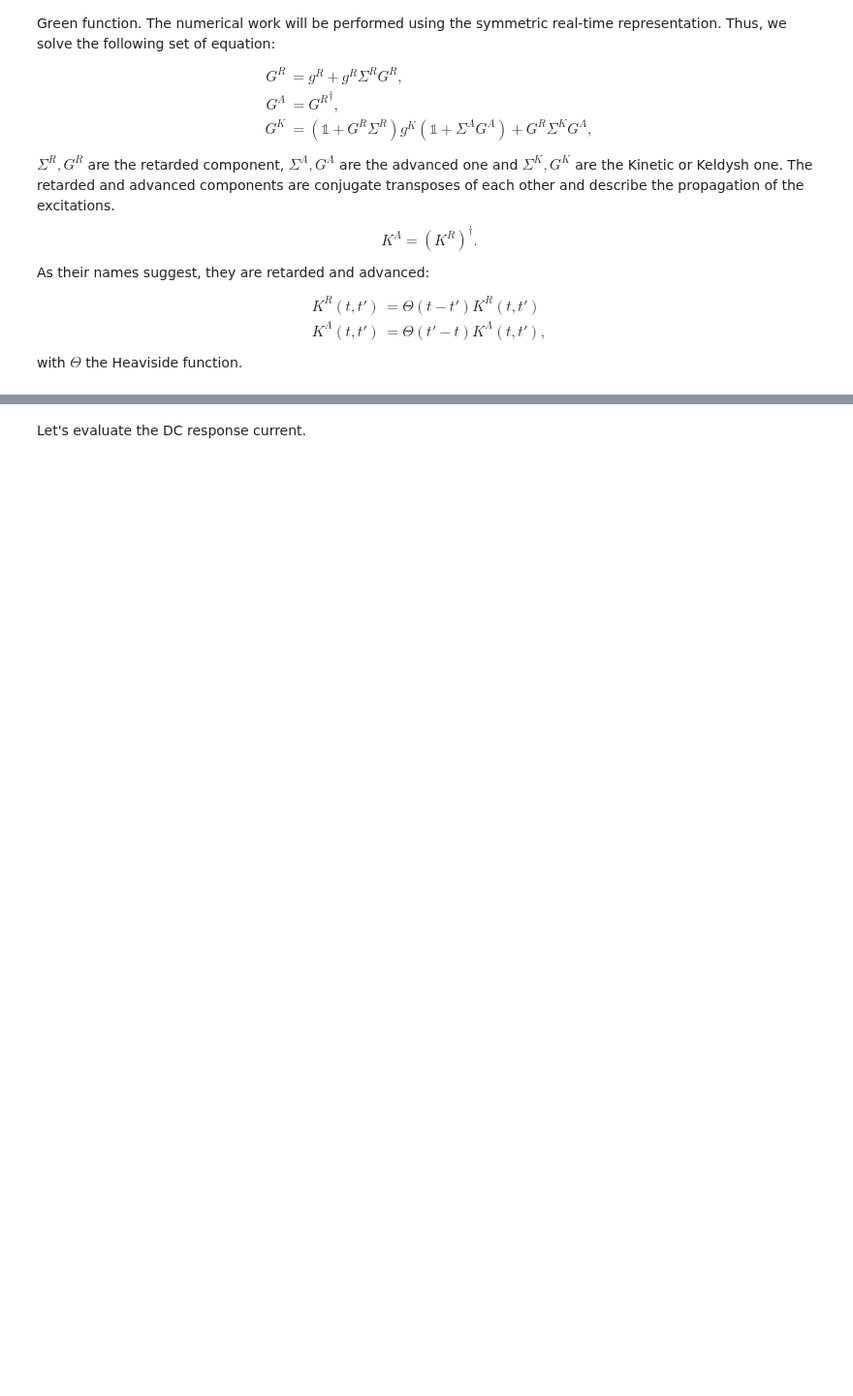
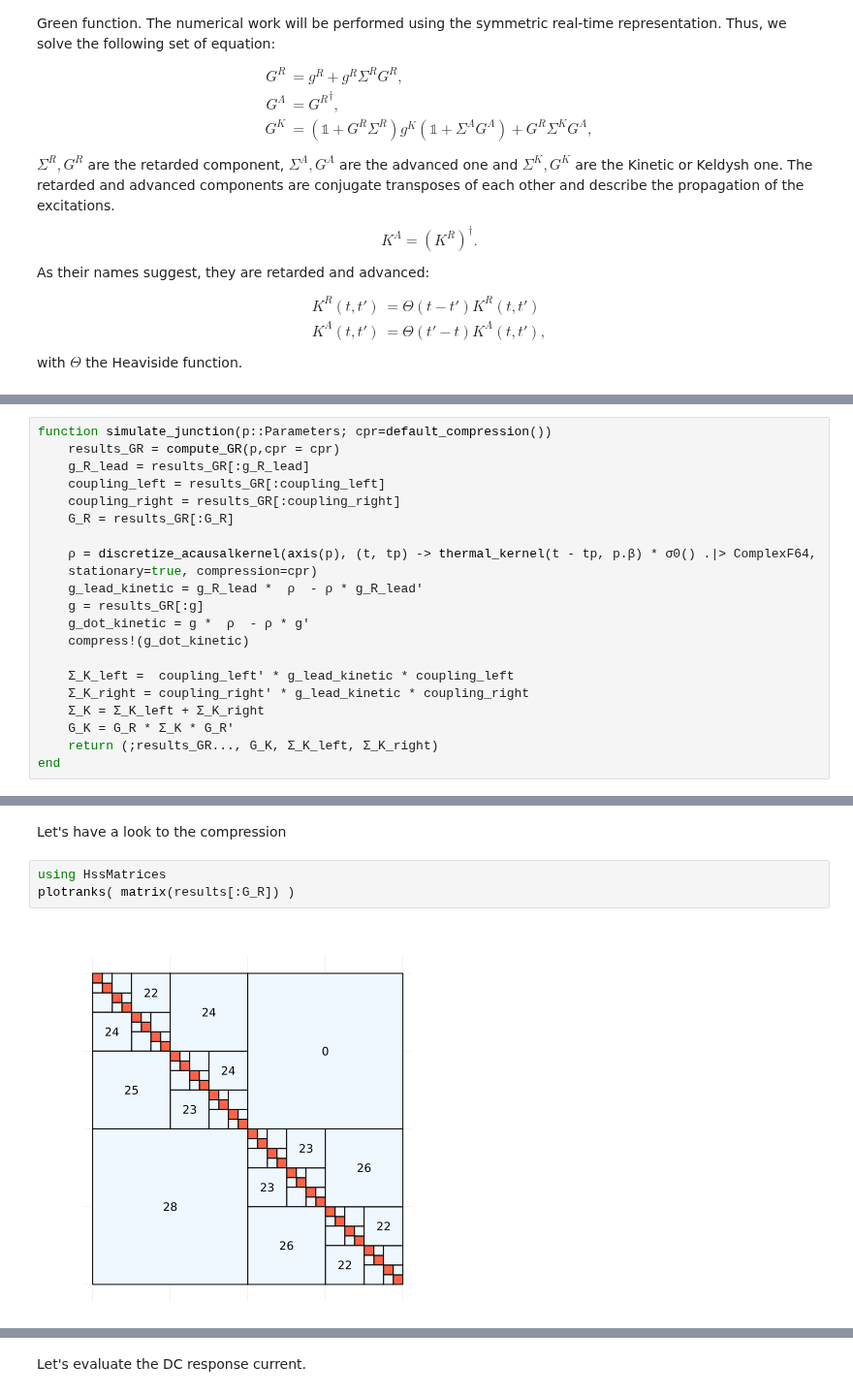
Before and after one commit to BaptisteLamic/NonEquilibriumGreenFunction.jl, a Jupyter notebook: examples/SQDS_junction.ipynb, the cells around one changed output, grey strips where cells are left out. Shown at 97% size. Saved outputs shown, nothing was run; the diff lists cells and outputs as text; blank space fills up the shorter version.

```diff
--- a/examples/SQDS_junction.ipynb
+++ b/examples/SQDS_junction.ipynb
@@ -215,0 +209,21 @@ Main.Junction
+# %%
+function simulate_junction(p::Parameters; cpr=default_compression())
+    results_GR = compute_GR(p,cpr = cpr)
+    g_R_lead = results_GR[:g_R_lead]
+    coupling_left = results_GR[:coupling_left]
+    coupling_right = results_GR[:coupling_right]
+    G_R = results_GR[:G_R]
+
+    ρ = discretize_acausalkernel(axis(p), (t, tp) -> thermal_kernel(t - tp, p.β) * σ0() .|> ComplexF64,
+    stationary=true, compression=cpr)
+    g_lead_kinetic = g_R_lead *  ρ  - ρ * g_R_lead'
+    g = results_GR[:g]
+    g_dot_kinetic = g *  ρ  - ρ * g'
+    compress!(g_dot_kinetic)
+
+    Σ_K_left =  coupling_left' * g_lead_kinetic * coupling_left
+    Σ_K_right = coupling_right' * g_lead_kinetic * coupling_right
+    Σ_K = Σ_K_left + Σ_K_right
+    G_K = G_R * Σ_K * G_R'
+    return (;results_GR..., G_K, Σ_K_left, Σ_K_right)
+end
@@ -257,6 +296,13 @@ if length(Junction.axis(p)) < 2001
 end
 # %% [output]
 [figure]
+# %% [markdown]
+Let's have a look to the compression
+# %%
+using HssMatrices
+plotranks( matrix(results[:G_R]) )
+# %% [output]
+[figure, added]
 # %%
 function plot_results_maps_electron(results)
     f = Figure()
```
Also changed, not shown: parts of 35 cells of this notebook, 5 other files.
